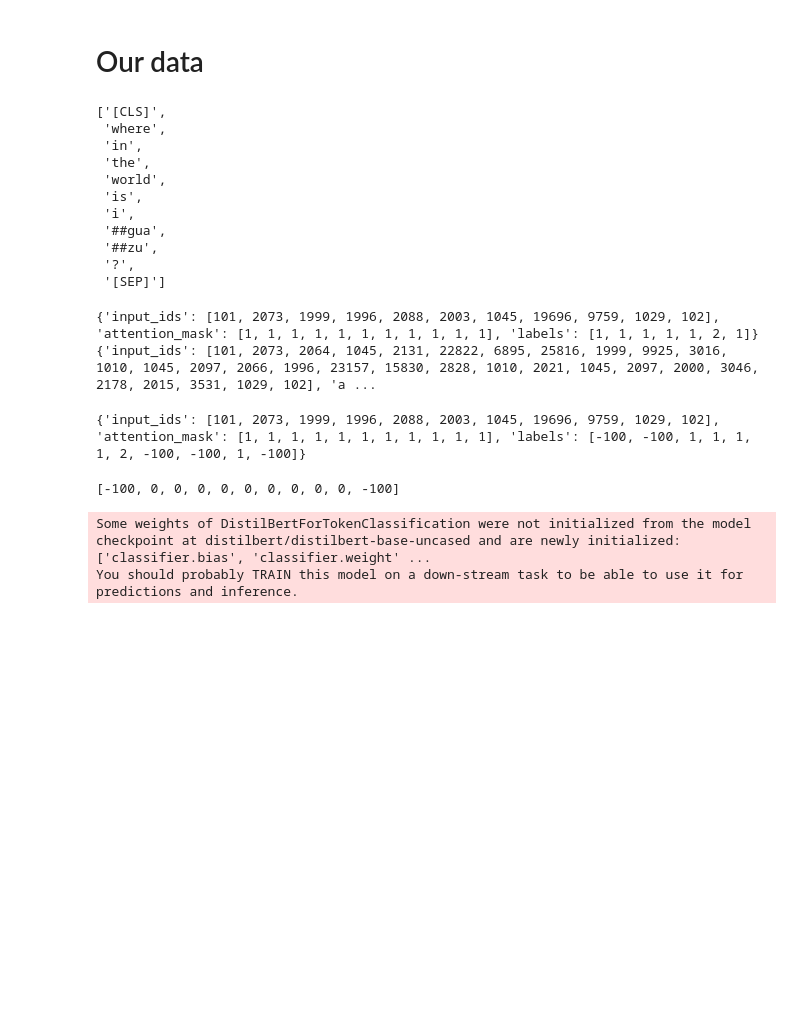
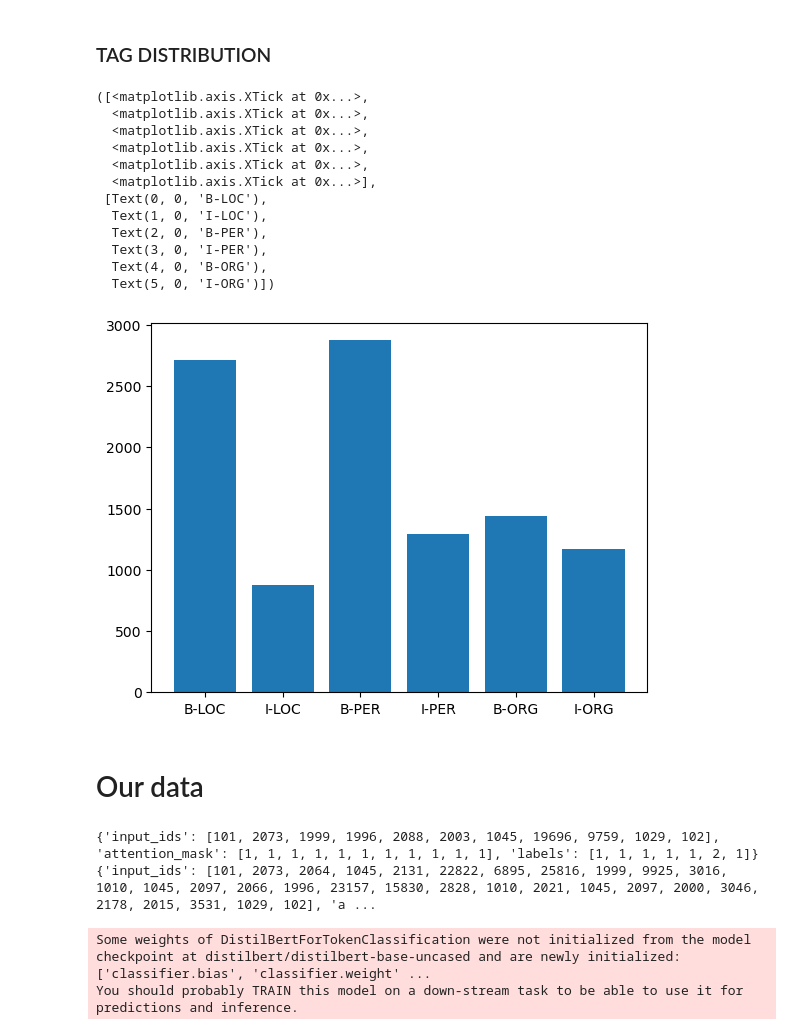
Before and after one commit to RichardKentos/NLP, a Jupyter notebook: DistilBERT.ipynb, the cells around one changed output. Cells and saved outputs as stored; diff of their text form; code cells hidden in the pictures; blank space fills up the shorter version.

Commit message:
final evaluation in Comparison,improved distilBERT

```diff
--- a/DistilBERT.ipynb
+++ b/DistilBERT.ipynb
@@ -273,20 +119,51 @@ TrainOutput(global_step=426, training_loss=0.21657641057117444, metrics={'train_
+# %% [markdown]
+### TAG DISTRIBUTION
+# %%
+counts = {
+    # "O": 0,
+    "B-LOC": 0,
+    "I-LOC": 0,
+    "B-PER": 0,
+    "I-PER": 0,
+    "B-ORG": 0,
+    "I-ORG": 0,
+}
+
+for sentence in train_data:
+    for tag in sentence[1]:
+        if tag == 'O':
+            pass
+            # counts['O'] += 1
+        elif tag == 'B-LOC':
+            counts['B-LOC'] += 1
+        elif tag == 'I-LOC':
+            counts['I-LOC'] += 1
+        elif tag == 'B-PER':
+            counts['B-PER'] += 1
+        elif tag == 'I-PER':
+            counts['I-PER'] += 1
+        elif tag == 'B-ORG':
+            counts['B-ORG'] += 1
+        elif tag == 'I-ORG':
+            counts['I-ORG'] += 1
+        else:
+            print('unsupported tag')
+
+plt.bar(range(len(counts)), list(counts.values()), align='center')
+plt.xticks(range(len(counts)), list(counts.keys()))
+# %% [output]
+([<matplotlib.axis.XTick at 0x...>,
+  <matplotlib.axis.XTick at 0x...>,
+  <matplotlib.axis.XTick at 0x...>,
+  <matplotlib.axis.XTick at 0x...>,
+  <matplotlib.axis.XTick at 0x...>,
+  <matplotlib.axis.XTick at 0x...>],
+ [Text(0, 0, 'B-LOC'),
+  Text(1, 0, 'I-LOC'),
+  Text(2, 0, 'B-PER'),
+  Text(3, 0, 'I-PER'),
+  Text(4, 0, 'B-ORG'),
+  Text(5, 0, 'I-ORG')])
+[figure, added]
 # %% [markdown]
 # Our data
-# %%
-tokenizer = AutoTokenizer.from_pretrained("distilbert/distilbert-base-uncased")
-example = train_data[0]
-tokenized_input = tokenizer(example[0], is_split_into_words=True)
-tokens = tokenizer.convert_ids_to_tokens(tokenized_input["input_ids"])
-tokens
-# %% [output]
-['[CLS]',
- 'where',
- 'in',
- 'the',
- 'world',
- 'is',
- 'i',
- '##gua',
- '##zu',
- '?',
- '[SEP]']
@@ -340,17 +226,6 @@ print(tokenized_dev[0])
 for tokenized_input in tokenized_dev:
   aligned_labels = align_labels(tokenized_input, tokenized_input['labels'])
   tokenized_input['labels'] = aligned_labels
-
-tokenized_train[0]
 # %% [output]
 {'input_ids': [101, 2073, 1999, 1996, 2088, 2003, 1045, 19696, 9759, 1029, 102], 'attention_mask': [1, 1, 1, 1, 1, 1, 1, 1, 1, 1, 1], 'labels': [1, 1, 1, 1, 1, 2, 1]}
 {'input_ids': [101, 2073, 2064, 1045, 2131, 22822, 6895, 25816, 1999, 9925, 3016, 1010, 1045, 2097, 2066, 1996, 23157, 15830, 2828, 1010, 2021, 1045, 2097, 2000, 3046, 2178, 2015, 3531, 1029, 102], 'a ...
-{'input_ids': [101, 2073, 1999, 1996, 2088, 2003, 1045, 19696, 9759, 1029, 102], 'attention_mask': [1, 1, 1, 1, 1, 1, 1, 1, 1, 1, 1], 'labels': [-100, -100, 1, 1, 1, 1, 2, -100, -100, 1, -100]}
-# %%
-# print(tokenized_wnut["train"][3])
-# print(tokenized_wnut["train"][3]['ner_tags'])
-print(tokenized_wnut["train"][3]['labels']) # have it
-# print(tokenized_wnut["train"][3]['input_ids'])
-# print(tokenized_wnut["train"][3]['attention_mask'])
-# %% [output]
-[-100, 0, 0, 0, 0, 0, 0, 0, 0, 0, -100]
```
Also changed, not shown: parts of 22 cells of this notebook, 20 other files.
